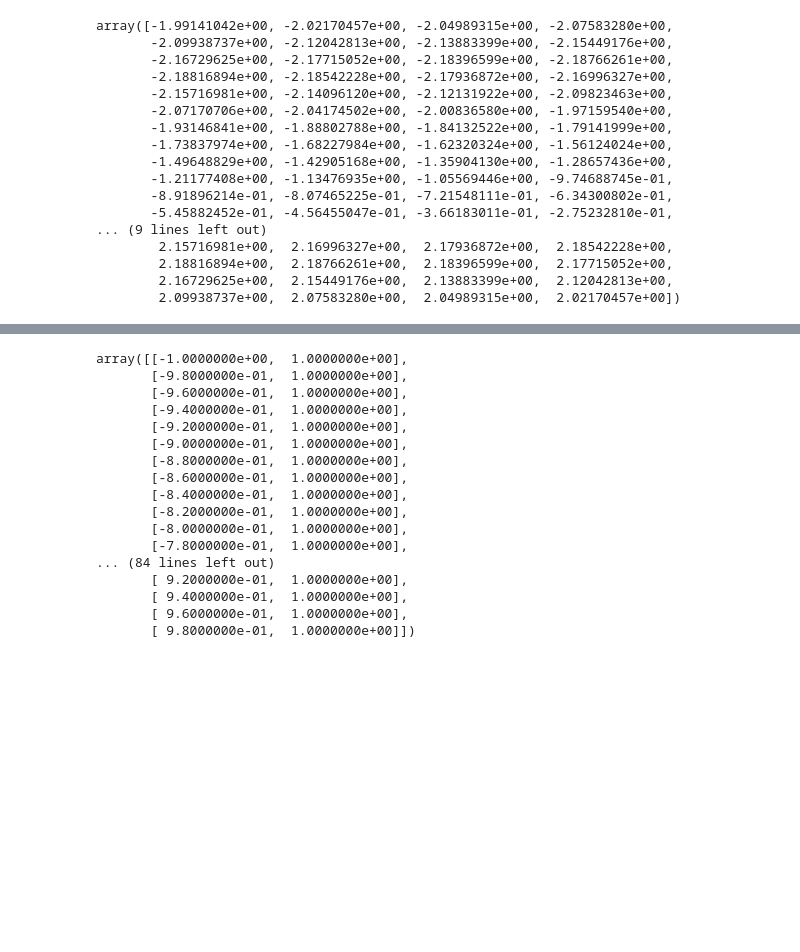
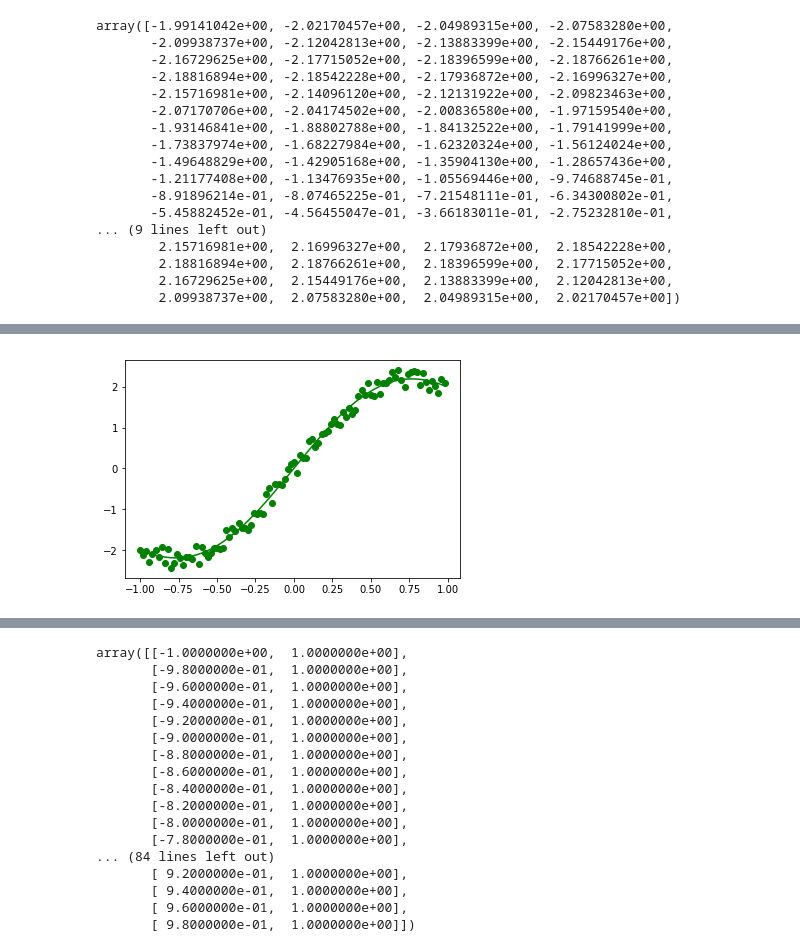
Before and after one commit to konfer/JupyterProMain, a Jupyter notebook: DeepLearningWithPython/linerAlgebra.ipynb, the cells around one changed output, grey strips where cells are left out. Saved outputs shown, nothing was run; the diff lists cells and outputs as text; code cells hidden in the pictures; blank space fills up the shorter version.

Commit message:
multi Dimension prepared

```diff
--- a/DeepLearningWithPython/linerAlgebra.ipynb
+++ b/DeepLearningWithPython/linerAlgebra.ipynb
@@ -155,3 +159,9 @@ array([-1.85224355, -1.93402734, -2.27582928, -2.02418805, -2.07441587,
+# %%
+plt.plot(multiPointX,multiPointY,color='g',linestyle='-',marker='')
+plt.plot(multiPointX,y1,color='g',linestyle='',marker='o')
+plt.show()
+# %% [output]
+[figure, added]
 # %%
 offset=y1.reshape(y1.shape[0],1)
 # %%
```
Also changed, not shown: parts of 14 cells of this notebook.
